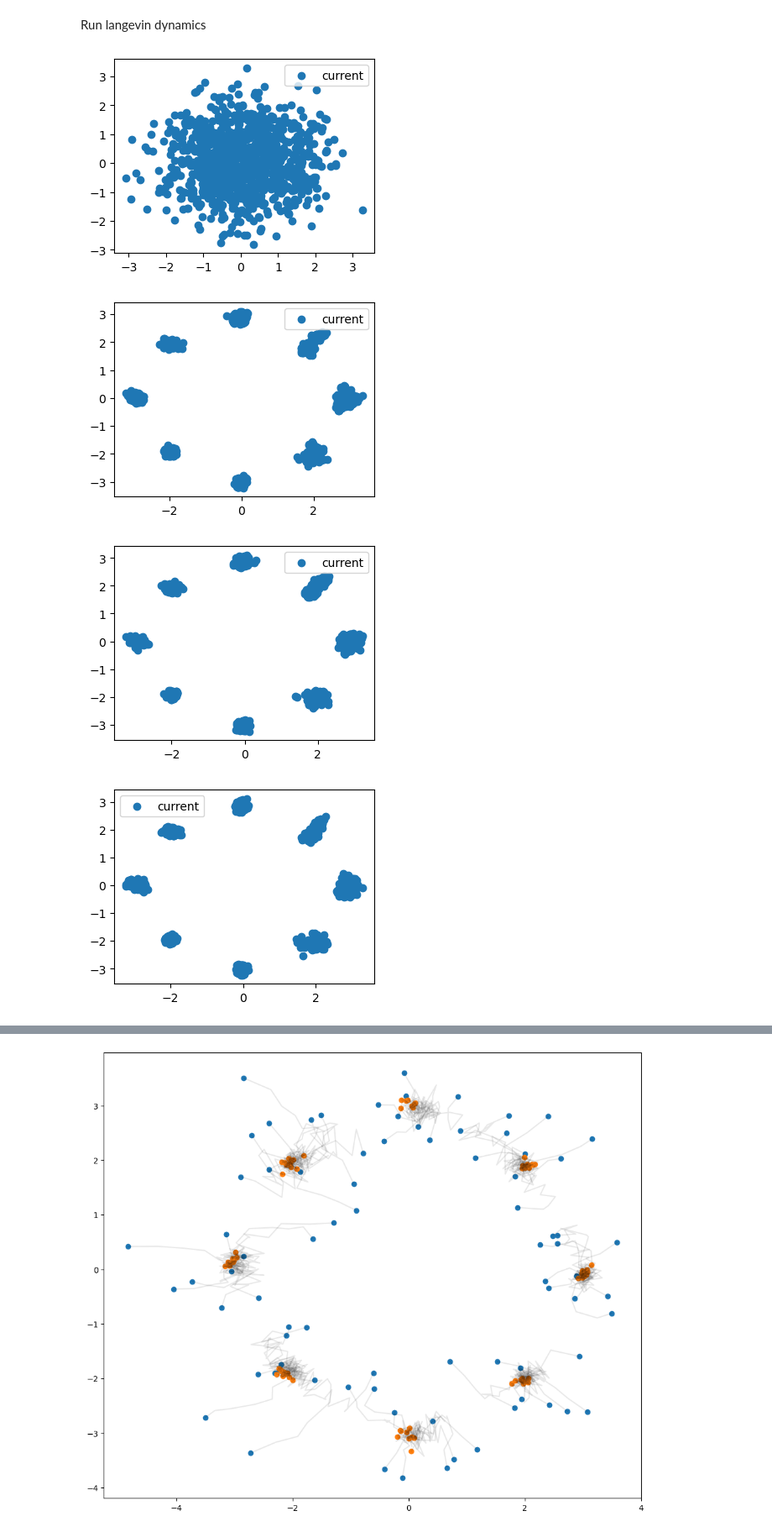
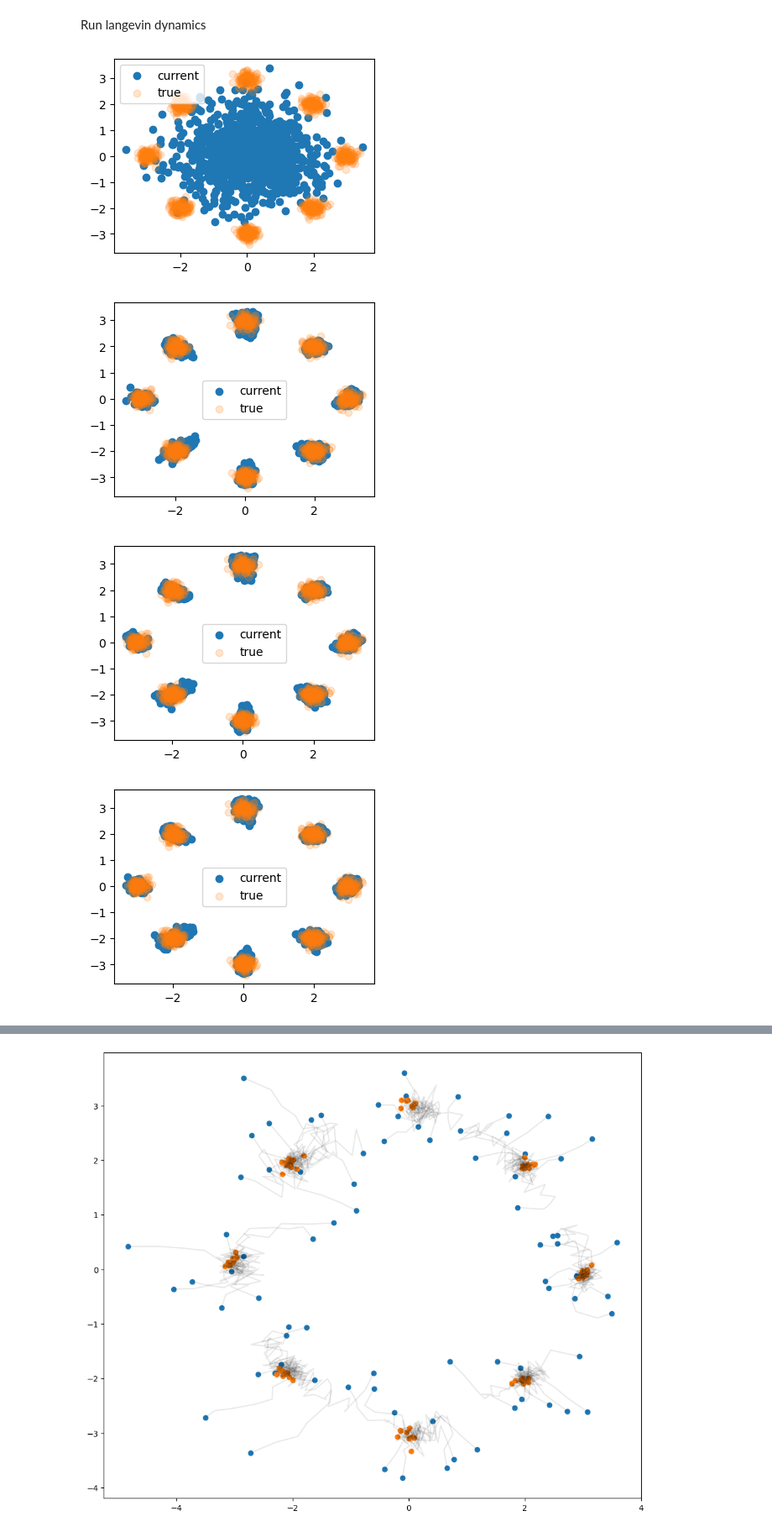
Before and after one commit to mmacosha/d2e-stochastic-dynamics, a Jupyter notebook: ebm.ipynb, the cells around one changed output, grey strips where cells are left out. Shown at 84% size. Drawn from its saved outputs; the diff is of its cells as text; code cells hidden in the pictures.

Commit message:
fix: fix bug in ebm.py that made model to explode

```diff
--- a/ebm.ipynb
+++ b/ebm.ipynb
@@ -411,26 +429,26 @@ current_iter = 0
 seed_everything(3704)
 logging_frequency = 100
 noise_std = 0.7
-num_bwd_iters = 1
-num_fwd_iters = 5
-num_energy_iters = 1
+use_buffer = False
+resample_x_0 = True
 
 
 for it in range(current_iter, 10_000):
     current_iter = it
 
-    if it >= 2500:
+    if it >= 5500:
         energy_optim.param_groups[0]['lr'] = 4e-5
         fwd_optim.param_groups[0]['lr'] = 4e-5
         bwd_optim.param_groups[0]['lr'] = 1e-4
 
-    # x_train = data_sampler.sample(BATCH_SIZE)
+    x_train = data_sampler.sample(BATCH_SIZE)
 
     # TRAIN BACKWARD PROCESS
     for _ in range(num_bwd_iters):
         bwd_optim.zero_grad(set_to_none=True)
 
-        x_train = data_sampler.sample(BATCH_SIZE)
+        if resample_x_0:
+            x_train = data_sampler.sample(BATCH_SIZE)
         x_0 = x_train + torch.randn_like(x_train) * noise_std
 
         _fwd_model = ref_process if it == 0 else fwd_model
@@ -440,7 +458,9 @@ for it in range(current_iter, 10_000):
 
         assert not torch.isnan(loss).any(), "backward loss is NaN"
         check_grad_is_nan(bwd_model, "bwd_model")
+
         bwd_optim.step()
+        bwd_scheduler.step()
 
     bwd_losses.append(loss.item())
 
@@ -475,7 +495,8 @@ for it in range(current_iter, 10_000):
     for _ in range(num_fwd_iters):
         fwd_optim.zero_grad(set_to_none=True)
 
-        x_train = data_sampler.sample(BATCH_SIZE)
+        if resample_x_0:
+            x_train = data_sampler.sample(BATCH_SIZE)
         x_0 = x_train[:BATCH_SIZE // N_TRAJECTORIES].repeat(N_TRAJECTORIES, 1)
         x_0 = x_0 + torch.randn_like(x_0) * noise_std
 
@@ -490,7 +511,9 @@ for it in range(current_iter, 10_000):
         assert not torch.isnan(loss).any(), "forward loss is NaN"
         loss.backward()
         check_grad_is_nan(fwd_model, "fwd_model")
+
         fwd_optim.step()
+        fwd_scheduler.step()
 
     fwd_losses.append(loss.item())
 
@@ -517,16 +540,18 @@ for it in range(current_iter, 10_000):
 
     # TRAIN ENERGY FUNCTION
     for _ in range(num_energy_iters):
-        x_train = data_sampler.sample(BATCH_SIZE)
+        if resample_x_0:
+            x_train = data_sampler.sample(BATCH_SIZE)
 
-        x_train_noisy = x_train + torch.randn_like(x_train) * noise_std
-        x_1 = sample_trajectory(fwd_model, x_train_noisy, "forward", dt,
-                                n_steps, t_max, only_last=True)
-
-        # x_1 = p1_buffer.sample(BATCH_SIZE)
+        if use_buffer:
+            x_1 = p1_buffer.sample(BATCH_SIZE)
+        else:
+            x_train_noisy = x_train + torch.randn_like(x_train) * noise_std
+            x_1 = sample_trajectory(fwd_model, x_train_noisy, "forward", dt,
+                                    n_steps, t_max, only_last=True)
 
         energy_optim.zero_grad(set_to_none=True)
-        loss = losses.ebm_loss(energy, x_train, x_1, alpha=0.0)
+        loss = losses.ebm_loss(energy, x_train, x_1, alpha=0.01, reg_type='l2')
 
         assert not torch.isnan(loss).any(), "energy loss is NaN"
         loss.backward()
@@ -534,6 +559,7 @@ for it in range(current_iter, 10_000):
 
         energy_optim.step()
         energy_ema.update()
+        energy_scheduler.step()
 
     energy_losses.append(loss.item())
 
@@ -565,26 +590,26 @@ with torch.no_grad():
 # %% [markdown]
 Run langevin dynamics
 # %%
-step_size = 0.005
+step_size = 0.003
 x = torch.zeros(1024, 2)
 x = torch.randn_like(x)
 x_true = sampler.sample(1024)[0]
 
 
 for i in range(3001):
     if i % 250 == 0:
         plt.figure(figsize=(4, 3))
         scatter(x.detach(), label='current')
-        # scatter(x_true.detach(), alpha=0.2, label='true')
+        scatter(x_true.detach(), alpha=0.2, label='true')
         plt.legend()
         plt.show()
 
 
     _x = x.clone().detach().requires_grad_()
     grad = torch.autograd.grad(energy(_x).sum(), _x)[0]
     x = x - 0.5 * step_size * grad + torch.randn_like(x) * math.sqrt(step_size)
 # %% [output]
-[figure, old version]
+[figure, new version]
-[figure, old version]
+[figure, new version]
-[figure, old version]
+[figure, new version]
-[figure, old version]
+[figure, new version]
```
Also changed, not shown: parts of 4 cells of this notebook, 2 other files.
